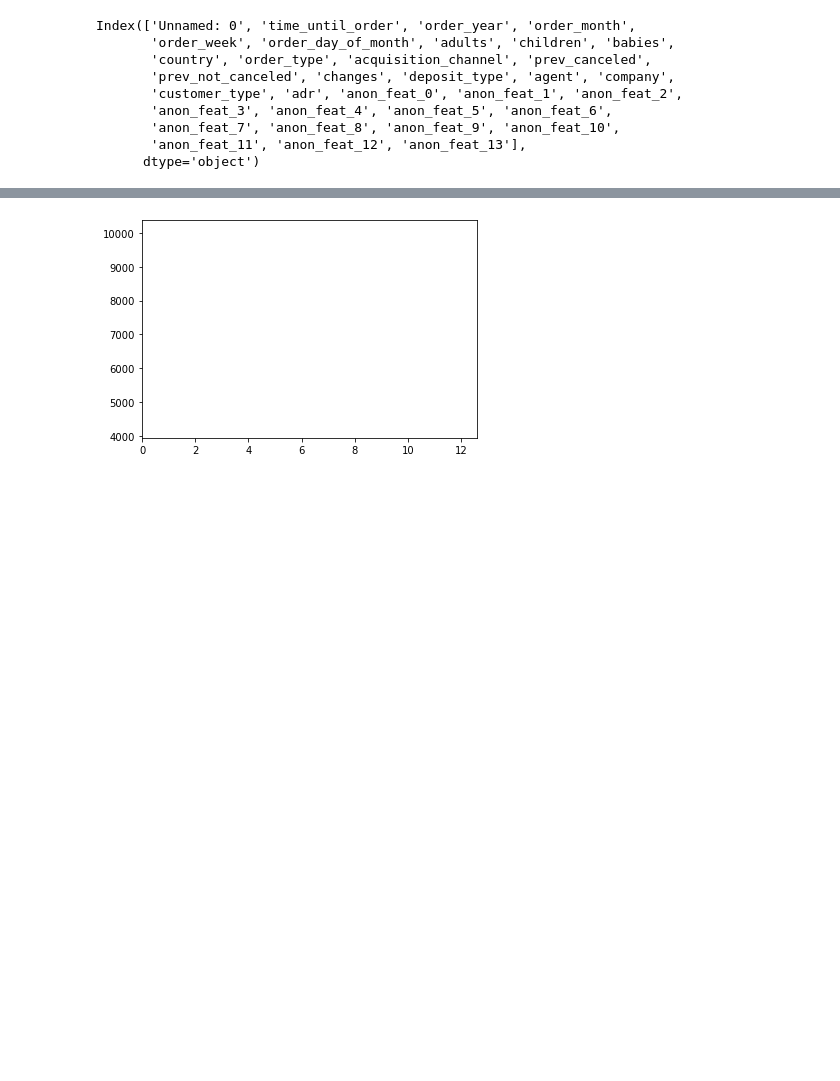
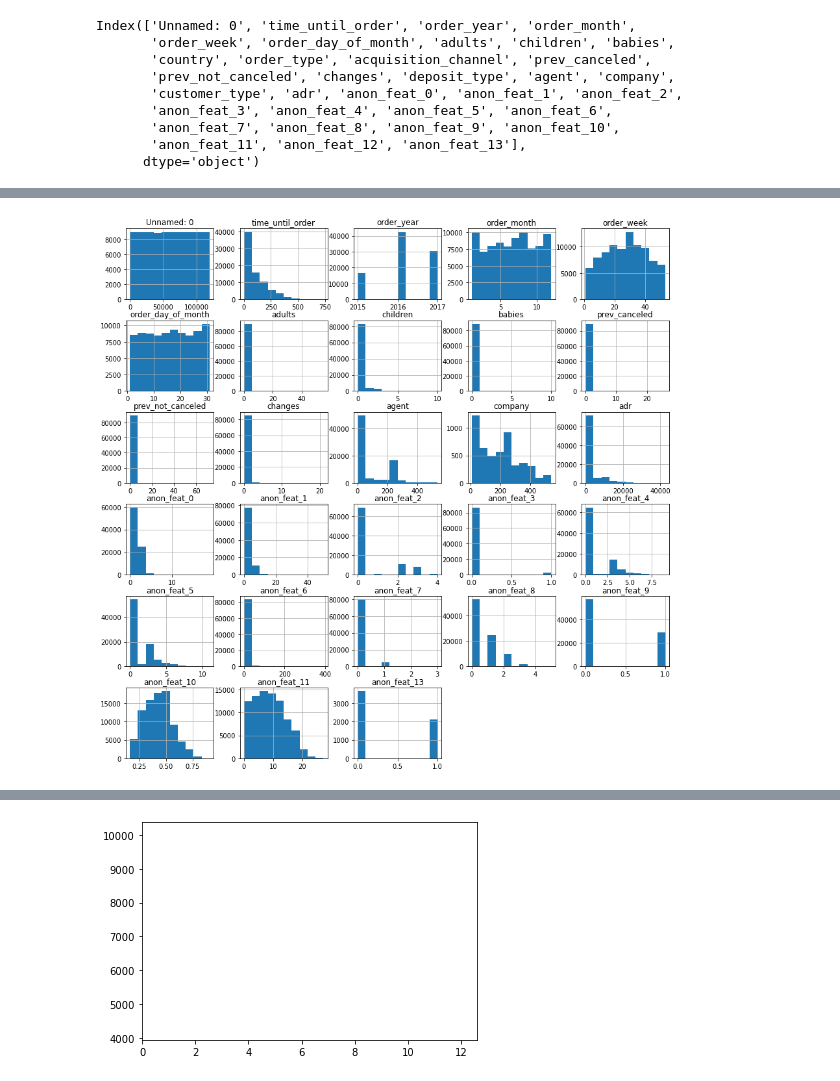
Before and after one commit to Guydada/Machine-Learning-Project---Guy-and-Tamar, a Jupyter notebook: Test.ipynb, the cells around one changed output, grey strips where cells are left out. Cells and saved outputs as stored; diff of their text form; code cells hidden in the pictures; blank space fills up the shorter version.

```diff
--- a/Test.ipynb
+++ b/Test.ipynb
@@ -95,0 +103,5 @@ Index(['Unnamed: 0', 'time_until_order', 'order_year', 'order_month',
+# %%
+df.hist(figsize=(15,15))
+plt.show()
+# %% [output]
+[figure, added]
```
Also changed, not shown: parts of 30 cells of this notebook.
